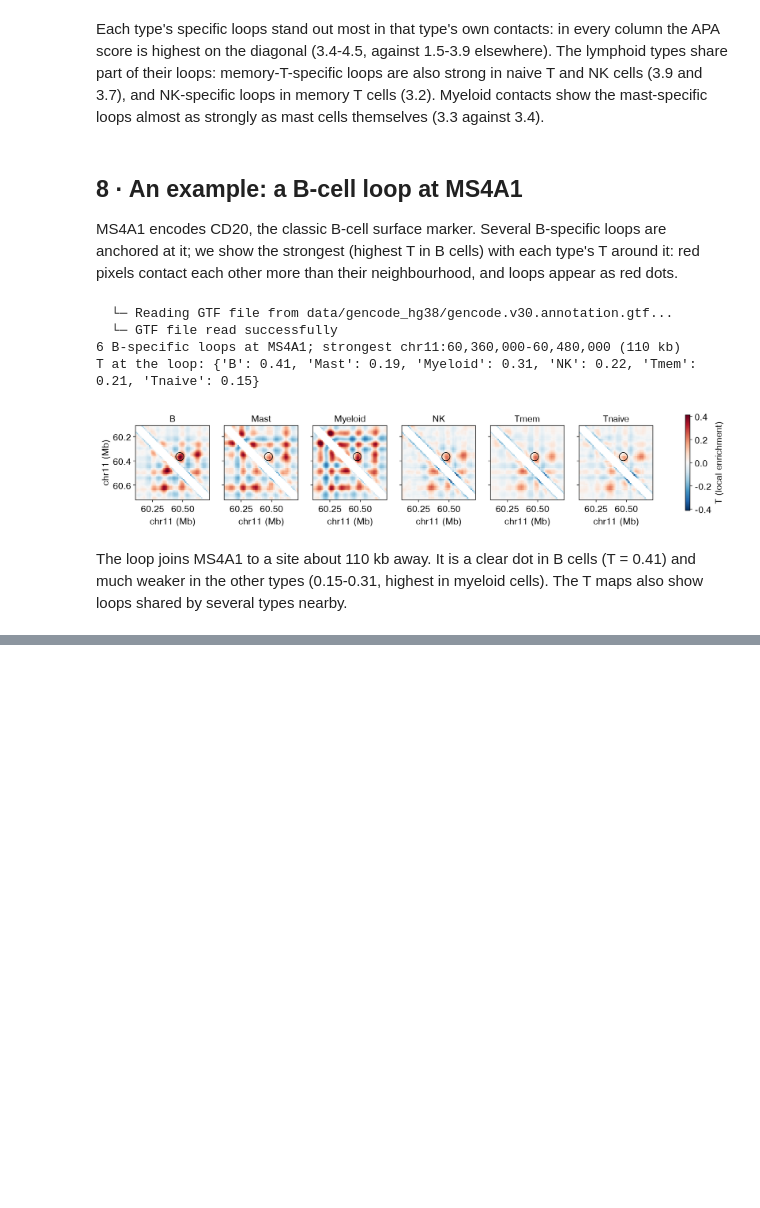
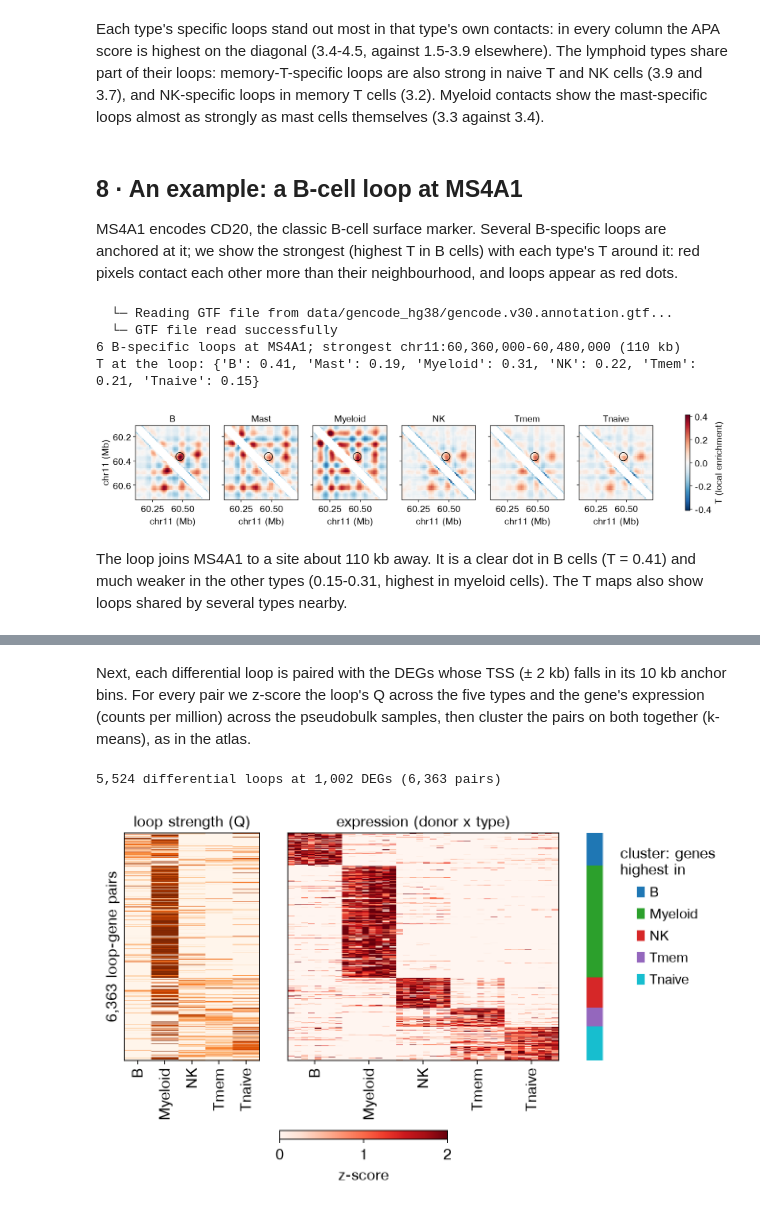
Before and after one commit to aristoteleo/epione, a Jupyter notebook: epione_guide/tutorials/single/t_sc_hic_loop.ipynb, the cells around one changed output, grey strips where cells are left out. Cells and saved outputs as stored; diff of their text form; code cells hidden in the pictures; blank space fills up the shorter version.

```diff
--- a/epione_guide/tutorials/single/t_sc_hic_loop.ipynb
+++ b/epione_guide/tutorials/single/t_sc_hic_loop.ipynb
@@ -315,0 +380,20 @@ cells). The T maps also show loops shared by several types nearby.
+# %%
+from itertools import combinations
+from statsmodels.stats.multitest import multipletests
+
+DEG = OUT / 'rna_deg.parquet'
+if DEG.exists():
+    deg = pd.read_parquet(DEG)
+else:
+    rows = []
+    for a, b in combinations(RNA_TYPES, 2):
+        r = epi.tl.differential_peaks(counts=pb, metadata=design, design='~donor_id + celltype',
+                                      contrast=('celltype', a, b), n_cpus=NPROC)
+        r['fdr'] = multipletests(r['pvalue'].fillna(1), method='fdr_bh')[1]
+        rows.append(r.assign(a=a, b=b))
+    deg = pd.concat(rows).rename_axis('gene_id').reset_index()
+    deg.to_parquet(DEG)
+sig = deg[(deg['log2FoldChange'].abs() > 2) & (deg['fdr'] < 1e-10)]
+deg_genes = pd.Index(sig['gene_id'].unique())
+print(f'{len(deg_genes):,} DEGs; per pair:')
+sig.groupby(['a', 'b']).size().unstack(fill_value=0)
@@ -315,0 +408,59 @@ cells). The T maps also show loops shared by several types nearby.
+# %% [markdown]
+Next, each differential loop is paired with the DEGs whose TSS (± 2 kb) falls
+in its 10 kb anchor bins. For every pair we z-score the loop's Q across the
+five types and the gene's expression (counts per million) across the
+pseudobulk samples, then cluster the pairs on both together (k-means), as in
+the atlas.
+# %%
+from sklearn.cluster import KMeans
+
+genes = gtf.copy()                                   # GENCODE genes, read in section 8
+genes['gene_id'] = genes['gene_id'].str.split('.').str[0]
+genes = genes[genes['gene_id'].isin(deg_genes) & genes['seqname'].isin(CHROMS)]
+tss = np.where(genes['strand'] == '+', genes['start'], genes['end'])
+RES = 10_000
+bin2gene = {}
+for c, t0, g in zip(genes['seqname'], tss, genes['gene_id']):
+    for b in range((t0 - 2000) // RES, (t0 + 2000) // RES + 1):     # bins within 2 kb of the TSS
+        bin2gene.setdefault((c, b), []).append(g)
+
+pairs = []
+for i, (c, x, y) in enumerate(zip(dl['chrom1'], dl['start1'] // RES, dl['start2'] // RES)):
+    for g in sorted(set(bin2gene.get((c, x), []) + bin2gene.get((c, y), []))):
+        pairs.append((i, g))
+pairs = pd.DataFrame(pairs, columns=['loop', 'gene_id'])
+print(f"{pairs['loop'].nunique():,} differential loops at {pairs['gene_id'].nunique():,} DEGs ({len(pairs):,} pairs)")
+
+cpm = pb / pb.sum(axis=1).to_numpy()[:, None] * 1e6
+order = design.sort_values(['celltype', 'donor_id']).index
+z_loop = zscore(q.loc[pairs['loop'], RNA_TYPES].to_numpy(), axis=1)
+z_rna = zscore(cpm.loc[order, pairs['gene_id']].to_numpy().T, axis=1)
+K = 5
+km = KMeans(n_clusters=K, n_init=10, random_state=0).fit(np.nan_to_num(np.hstack([z_loop, z_rna])))
+# label and order clusters by the type where their genes are most expressed
+rna_type = design.loc[order, 'celltype'].to_numpy()
+by_type = pd.DataFrame({t: z_rna[:, rna_type == t].mean(axis=1) for t in RNA_TYPES})
+peak = by_type.groupby(km.labels_).mean().idxmax(axis=1)
+peak = peak.iloc[np.argsort([RNA_TYPES.index(t) for t in peak], kind='stable')]
+rows_ = np.concatenate([np.flatnonzero(km.labels_ == k) for k in peak.index])
+
+fig, axes = plt.subplots(1, 3, figsize=(8, 6), sharey=True, gridspec_kw={'width_ratios': [5, 10, 0.6]})
+axes[0].imshow(z_loop[rows_], cmap='Oranges', vmin=0, vmax=2, aspect='auto', interpolation='none')
+axes[0].set_xticks(range(len(RNA_TYPES))); axes[0].set_xticklabels(RNA_TYPES, rotation=90)
+axes[0].set_title('loop strength (Q)'); axes[0].set_ylabel(f'{len(pairs):,} loop-gene pairs'); axes[0].set_yticks([])
+im = axes[1].imshow(z_rna[rows_], cmap='Reds', vmin=0, vmax=2, aspect='auto', interpolation='none')
+centers = design.loc[order, 'celltype'].reset_index(drop=True).reset_index().groupby('celltype')['index'].mean()
+axes[1].set_xticks(centers.loc[RNA_TYPES]); axes[1].set_xticklabels(RNA_TYPES, rotation=90)
+axes[1].set_title('expression (donor x type)')
+bounds = np.r_[0, np.cumsum([np.sum(km.labels_ == k) for k in peak.index])]
+for k in range(K):
+    axes[2].add_patch(plt.Rectangle((0, bounds[k] - 0.5), 1, bounds[k + 1] - bounds[k],
+                                    color=COLORS[peak.iloc[k]]))
+axes[2].set_xlim(0, 1); axes[2].axis('off')
+axes[2].legend(handles=[plt.Rectangle((0, 0), 1, 1, color=COLORS[t]) for t in RNA_TYPES], labels=RNA_TYPES,
+               title='cluster: genes\nhighest in', loc='upper left', bbox_to_anchor=(1.3, 1), frameon=False)
+fig.colorbar(im, ax=axes, shrink=0.35, label='z-score', location='bottom', pad=0.2)
+plt.show()
+# %% [output]
+5,524 differential loops at 1,002 DEGs (6,363 pairs)
+[figure, added]
```
Also changed, not shown: parts of 11 cells of this notebook, 1 other file.
